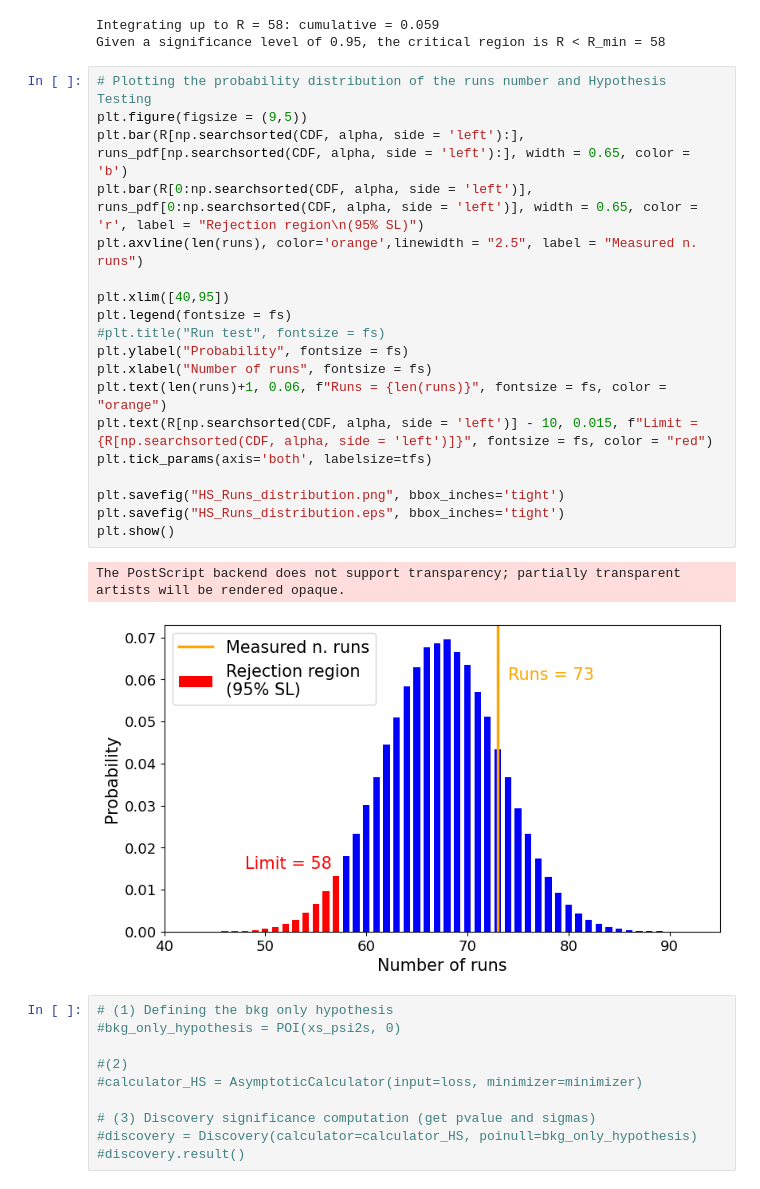
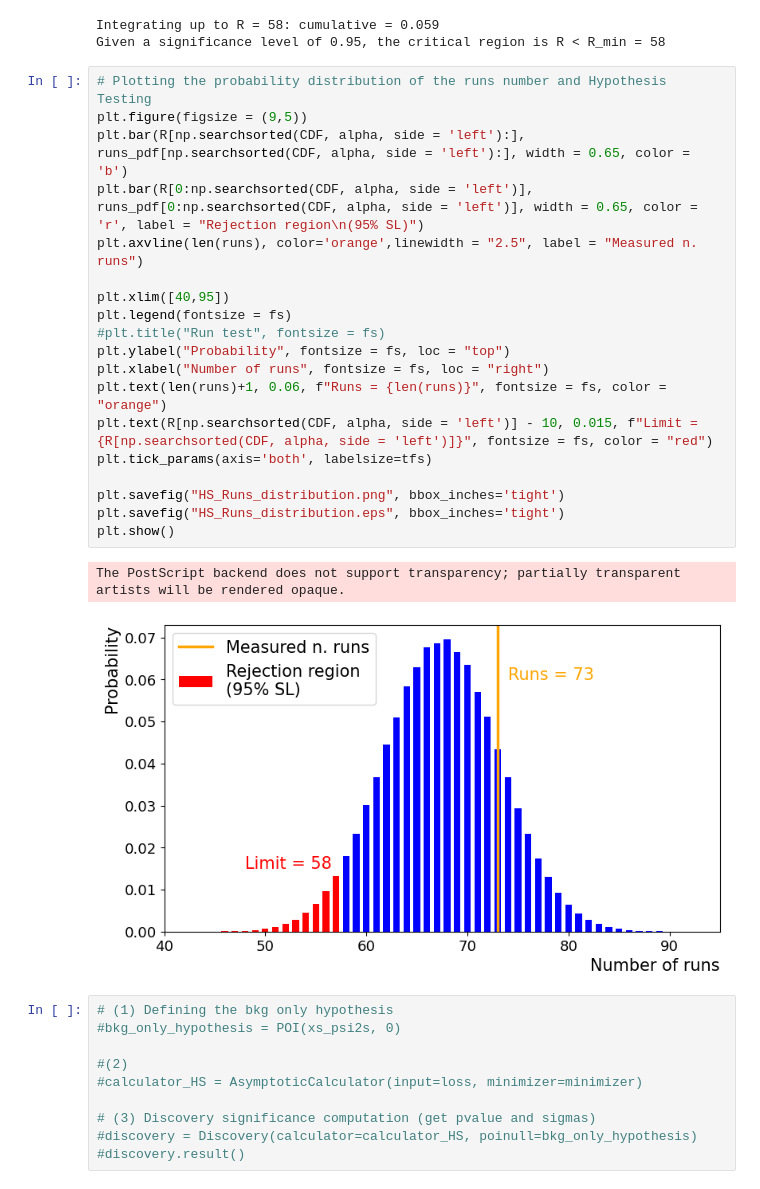
Before and after one commit to Matteo-Bellino/SMATEP_Project, a Jupyter notebook: Psi2S_RadanoBellino.ipynb, the cells around one changed output. Saved outputs shown, nothing was run; the diff lists cells and outputs as text.

```diff
--- a/Psi2S_RadanoBellino.ipynb
+++ b/Psi2S_RadanoBellino.ipynb
@@ -533,25 +534,25 @@ Given a significance level of 0.95, the critical region is R < R_min = 58
 # %%
 # Plotting the probability distribution of the runs number and Hypothesis Testing
 plt.figure(figsize = (9,5))
 plt.bar(R[np.searchsorted(CDF, alpha, side = 'left'):], runs_pdf[np.searchsorted(CDF, alpha, side = 'left'):], width = 0.65, color = 'b')
 plt.bar(R[0:np.searchsorted(CDF, alpha, side = 'left')], runs_pdf[0:np.searchsorted(CDF, alpha, side = 'left')], width = 0.65, color = 'r', label = "Rejection region\n(95% SL)")
 plt.axvline(len(runs), color='orange',linewidth = "2.5", label = "Measured n. runs")
 
 plt.xlim([40,95])
 plt.legend(fontsize = fs)
 #plt.title("Run test", fontsize = fs)
-plt.ylabel("Probability", fontsize = fs)
-plt.xlabel("Number of runs", fontsize = fs)
+plt.ylabel("Probability", fontsize = fs, loc = "top")
+plt.xlabel("Number of runs", fontsize = fs, loc = "right")
 plt.text(len(runs)+1, 0.06, f"Runs = {len(runs)}", fontsize = fs, color = "orange")
 plt.text(R[np.searchsorted(CDF, alpha, side = 'left')] - 10, 0.015, f"Limit = {R[np.searchsorted(CDF, alpha, side = 'left')]}", fontsize = fs, color = "red")
 plt.tick_params(axis='both', labelsize=tfs)
 
 plt.savefig("HS_Runs_distribution.png", bbox_inches='tight')
 plt.savefig("HS_Runs_distribution.eps", bbox_inches='tight')
 plt.show()
 # %% [output]
 The PostScript backend does not support transparency; partially transparent artists will be rendered opaque.
-[figure, old version]
+[figure, new version]
 # %%
 # (1) Defining the bkg only hypothesis
 #bkg_only_hypothesis = POI(xs_psi2s, 0)
```
Also changed, not shown: parts of 11 cells of this notebook.
